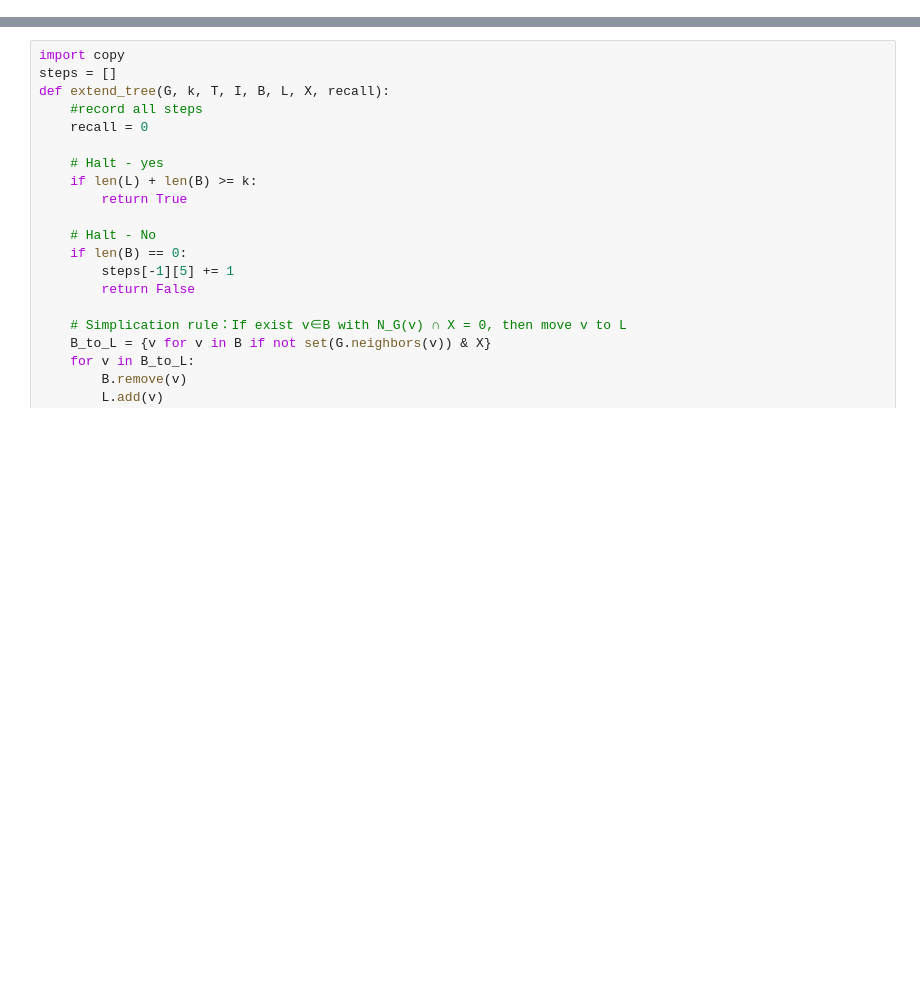
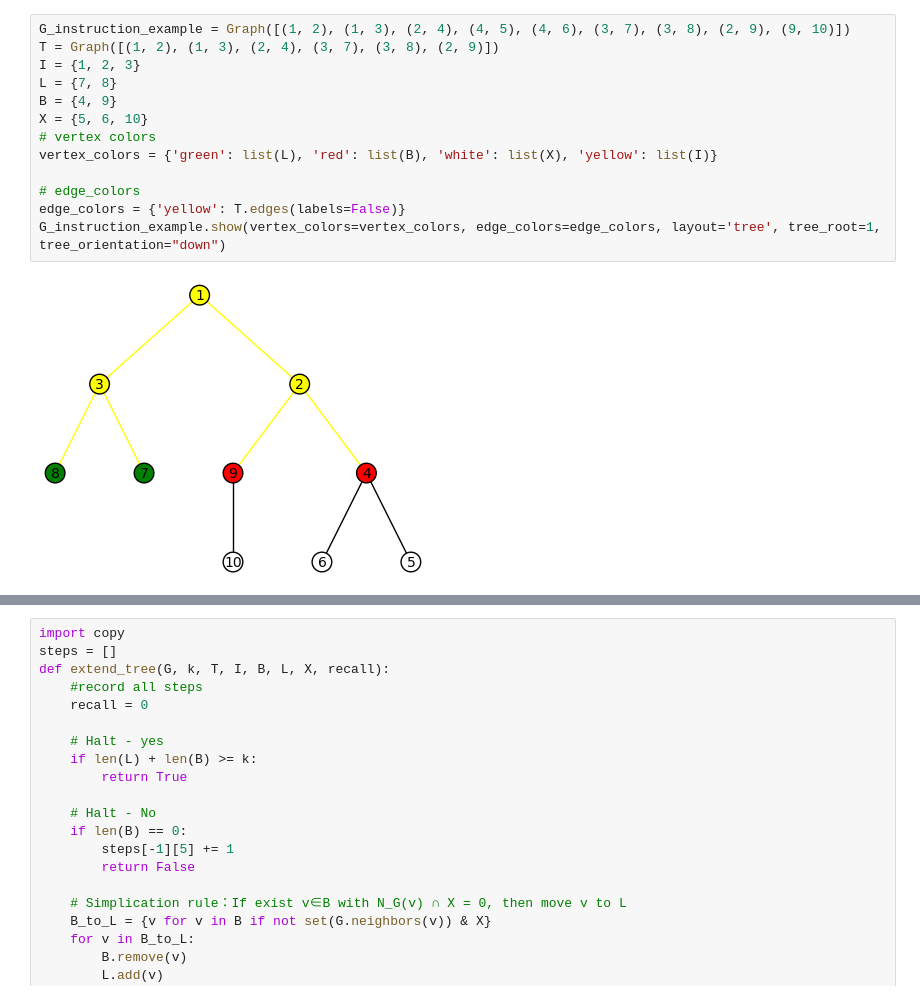
Before and after one commit to Soralic/COMP6741-assignment3, a Jupyter notebook: Maximum-Leaf-Spanning-Tree/MLST.ipynb, the cells around one changed output, grey strips where cells are left out. Saved outputs shown, nothing was run; the diff lists cells and outputs as text; blank space fills up the shorter version.

```diff
--- a/Maximum-Leaf-Spanning-Tree/MLST.ipynb
+++ b/Maximum-Leaf-Spanning-Tree/MLST.ipynb
@@ -0,0 +11,15 @@
+# %%
+G_instruction_example = Graph([(1, 2), (1, 3), (2, 4), (4, 5), (4, 6), (3, 7), (3, 8), (2, 9), (9, 10)])
+T = Graph([(1, 2), (1, 3), (2, 4), (3, 7), (3, 8), (2, 9)])
+I = {1, 2, 3}
+L = {7, 8}
+B = {4, 9}
+X = {5, 6, 10}
+# vertex colors
+vertex_colors = {'green': list(L), 'red': list(B), 'white': list(X), 'yellow': list(I)}
+
+# edge_colors
+edge_colors = {'yellow': T.edges(labels=False)}
+G_instruction_example.show(vertex_colors=vertex_colors, edge_colors=edge_colors, layout='tree', tree_root=1, tree_orientation="down")
+# %% [output]
+[figure, added]
```
Also changed, not shown: parts of 11 cells of this notebook.
